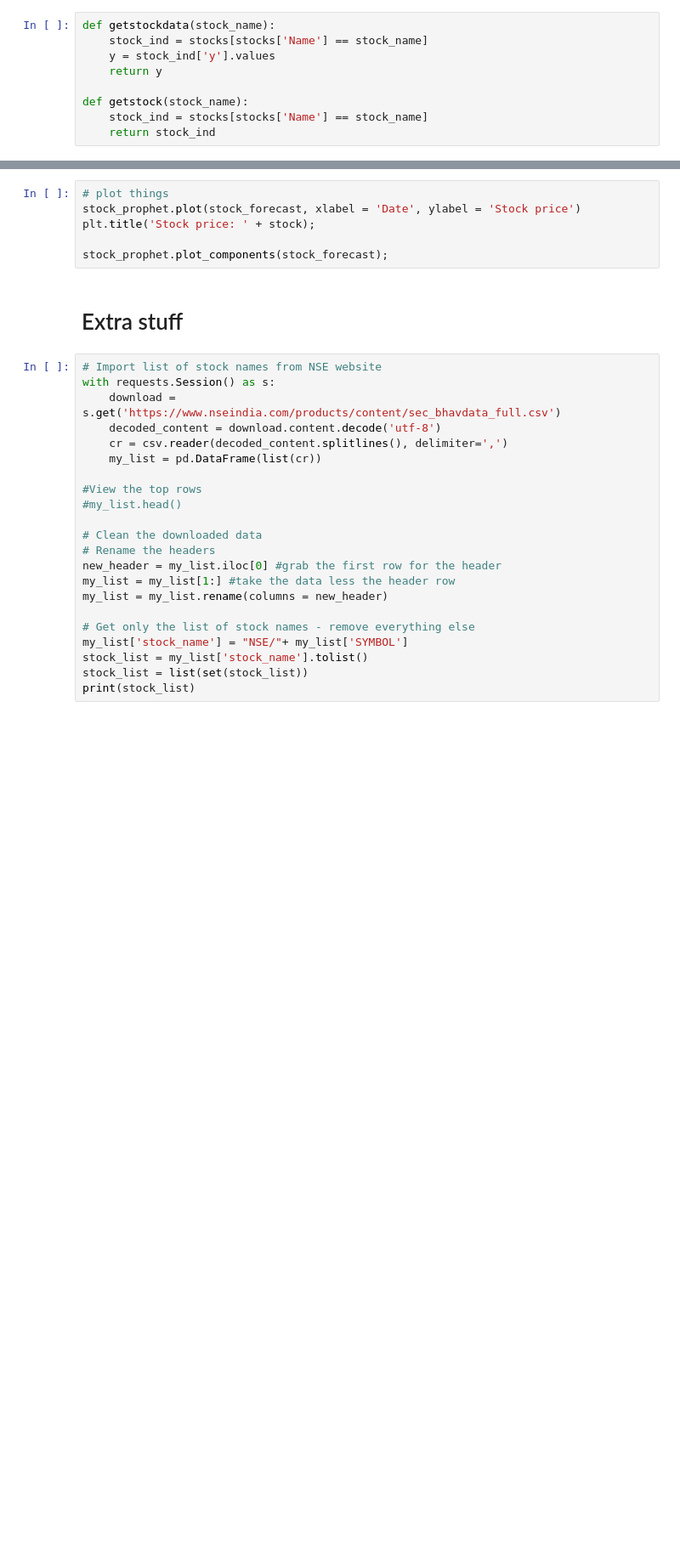
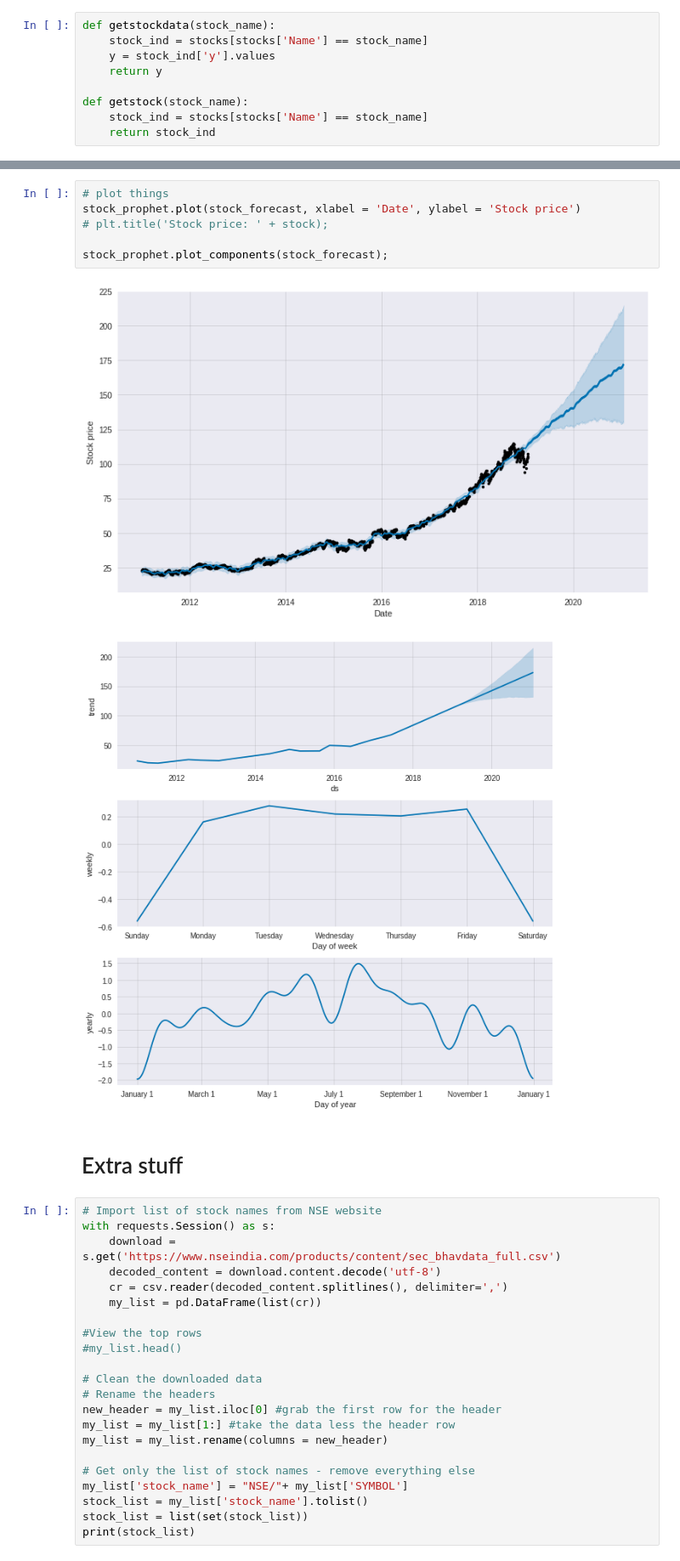
Before and after one commit to amandakeasson/ML_projects, a Jupyter notebook: stocks.ipynb, the cells around one changed output, grey strips where cells are left out. Shown: that part at 85% size. Saved outputs shown, nothing was run; the diff lists cells and outputs as text; blank space fills up the shorter version.

```diff
--- a/stocks.ipynb
+++ b/stocks.ipynb
@@ -122,9 +133,12 @@ stock_forecast = stock_prophet.predict(stock_forecast_df)
 # %%
 # plot things
 stock_prophet.plot(stock_forecast, xlabel = 'Date', ylabel = 'Stock price')
-plt.title('Stock price: ' + stock);
+# plt.title('Stock price: ' + stock);
 
 stock_prophet.plot_components(stock_forecast);
+# %% [output]
+[figure, added]
+[figure, added]
 # %% [markdown]
 # Extra stuff
 # %%
```
Also changed, not shown: parts of 6 cells of this notebook.
